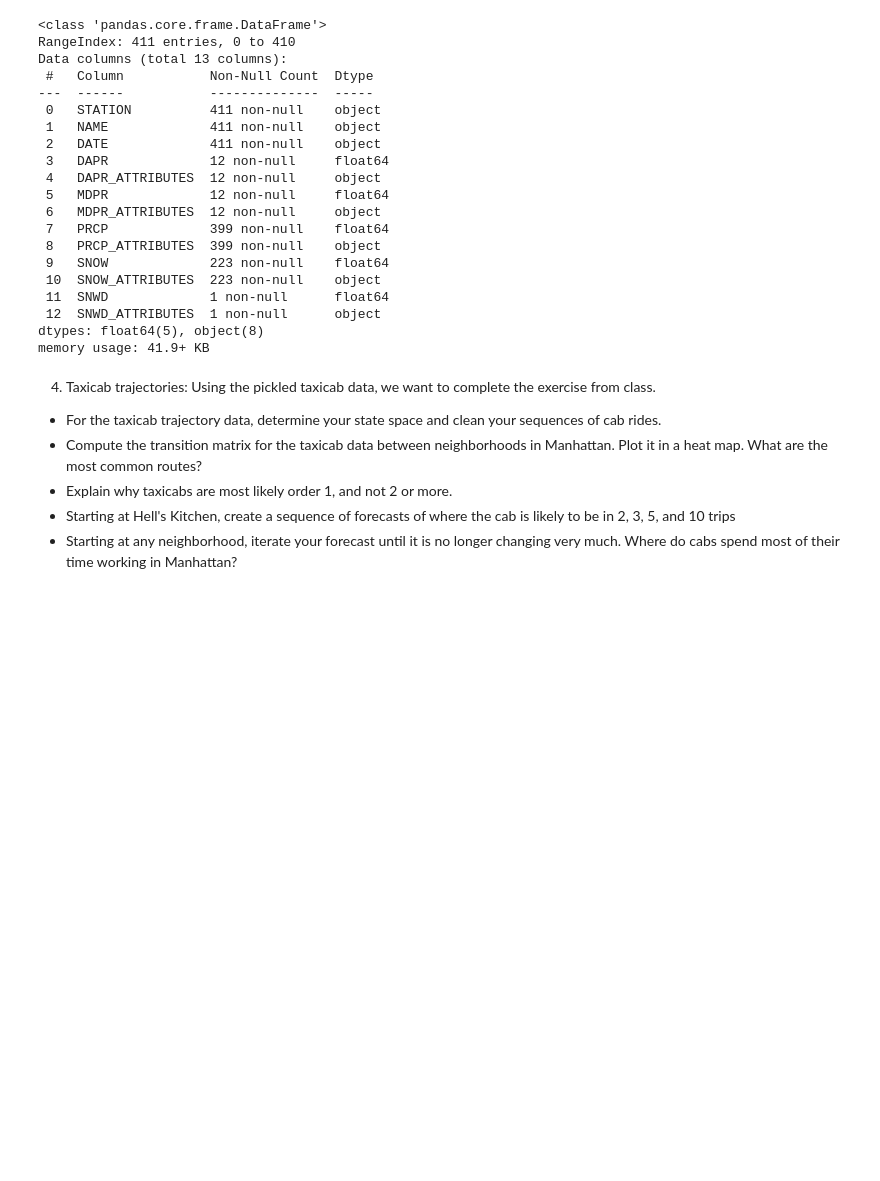
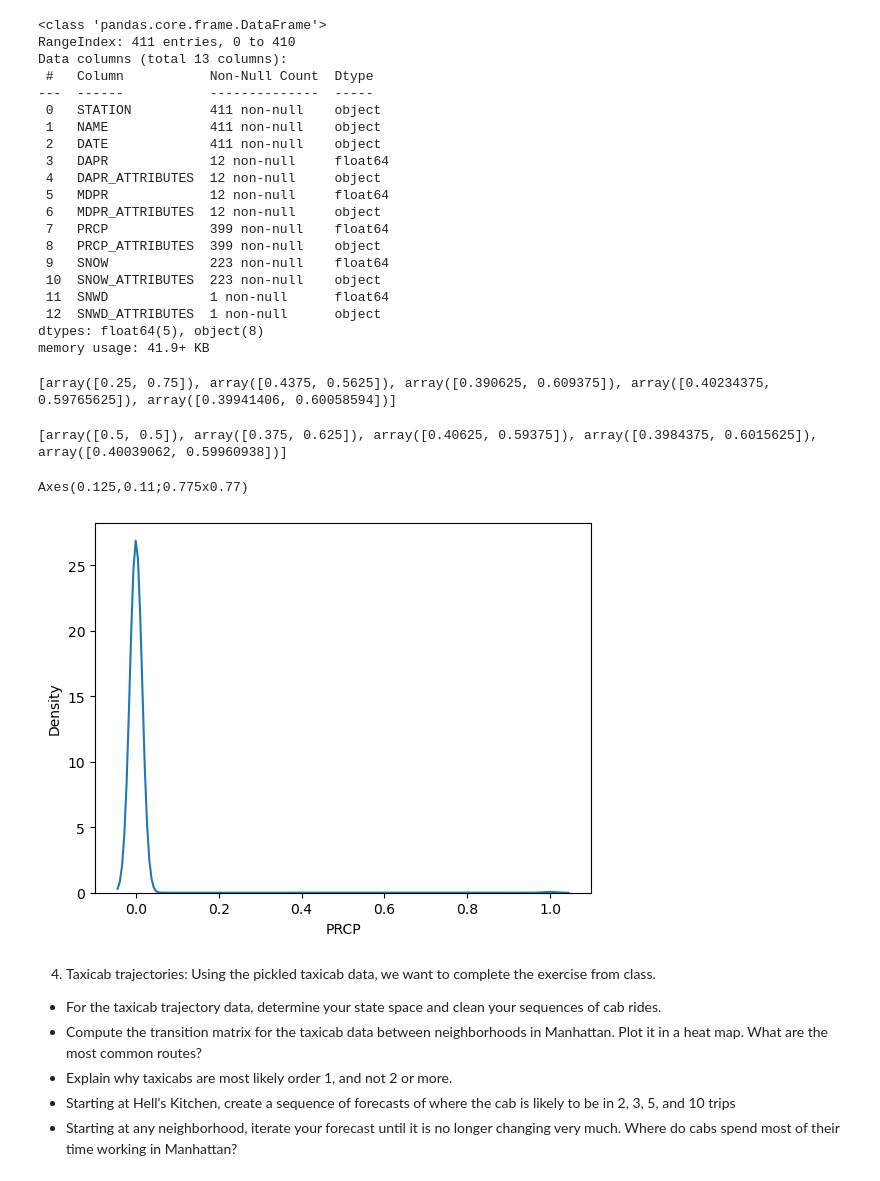
Before and after one commit to caroline-kranefuss/understanding_uncertainty_assignments_group_one, a Jupyter notebook: assignment_5.ipynb, the cells around one changed output. Saved outputs shown, nothing was run; the diff lists cells and outputs as text; code cells hidden in the pictures; blank space fills up the shorter version.

Commit message:
what i can do for num3

```diff
--- a/assignment_5.ipynb
+++ b/assignment_5.ipynb
@@ -257,3 +264,33 @@ weather['rain_state'] = weather['PRCP'] > 0
+# %%
+# Starting from a clear day, forecast the distribution. How quickly does it converge to a fixed result? What if you start from a rainy day?
+
+s1 = [1, 0] # From clear to rain (is this correct? Should it be [0,0] ie from clear to clear?)
+
+print(mult_mult(T, s1, 5))
+
+# It converges by the third iteration
+# %% [output]
+[array([0.25, 0.75]), array([0.4375, 0.5625]), array([0.390625, 0.609375]), array([0.40234375, 0.59765625]), array([0.39941406, 0.60058594])]
+# %%
+s2 = [0,1] # From rain to clear (is this correct? Should it be [1,1] ie from rain to rain?)
+
+print(mult_mult(T, s2, 5))
+
+# It converges by the third iteration as well
+# %% [output]
+[array([0.5, 0.5]), array([0.375, 0.625]), array([0.40625, 0.59375]), array([0.3984375, 0.6015625]), array([0.40039062, 0.59960938])]
+# %%
+# Conditional on being rainy, plot a KDE of the `PRCP` variable.
+
+# How do I incorporate the condition of it being rainy? I think the way I did it is wrong but incorporating Markov chain into this seems too complicated for our purview.
+
+import seaborn as sns
+
+my_kde = sns.kdeplot(weather['PRCP'] == 1)
+print(my_kde)
+# %% [output]
+Axes(0.125,0.11;0.775x0.77)
+[figure, added]
 # %% [markdown]
 4. Taxicab trajectories: Using the pickled taxicab data, we want to complete the exercise from class.
 
```
Also changed, not shown: parts of 2 cells of this notebook.
